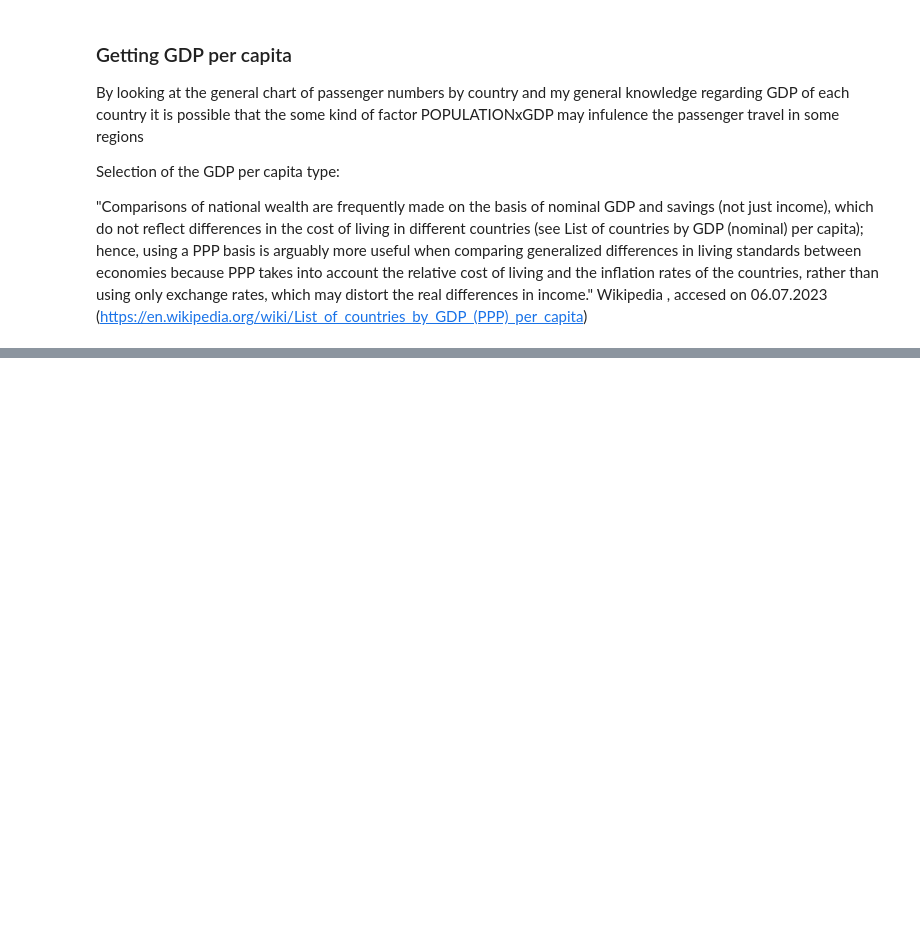
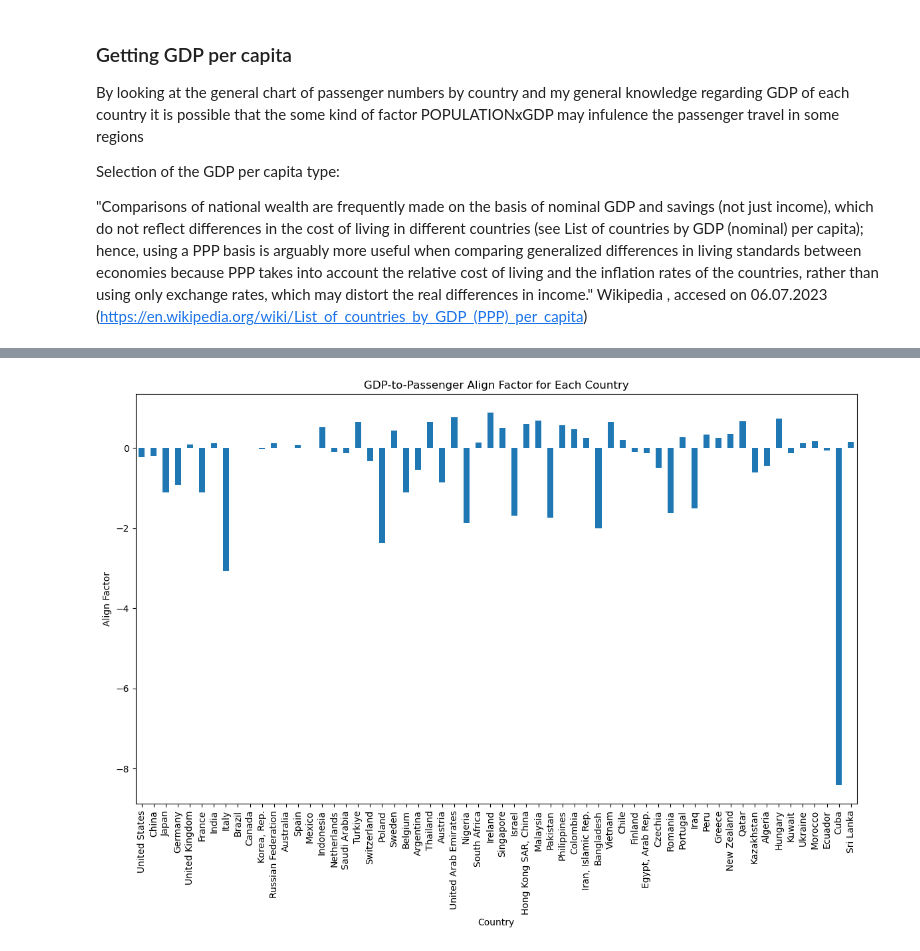
Before and after one commit to kriskoss/PWD_mid-term_project, a Jupyter notebook: PWD mid-term project.ipynb, the cells around one changed output, grey strips where cells are left out. Cells and saved outputs as stored; diff of their text form; code cells hidden in the pictures; blank space fills up the shorter version.

```diff
--- a/PWD mid-term project.ipynb
+++ b/PWD mid-term project.ipynb
@@ -292,0 +425,9 @@ Wikipedia , accesed on 06.07.2023 (https://en.wikipedia.org/wiki/List_of_countri
+# %%
+# Dropping extreme cases
+
+# Monaco is second smalles country on the planet. I suspect that there may be not even single airport, maybe few helipads. That is why I remove it from the dataset
+df = GDP_PSGR_2018_top
+# df = plot_GDP_PSGR_2018_align_factor.drop(index =["Monaco"], axis=1)
+plot_GDP_PSGR_2018_align_factor(df)
+# %% [output]
+[figure, added]
```
Also changed, not shown: parts of 115 cells of this notebook, 15 other files.
